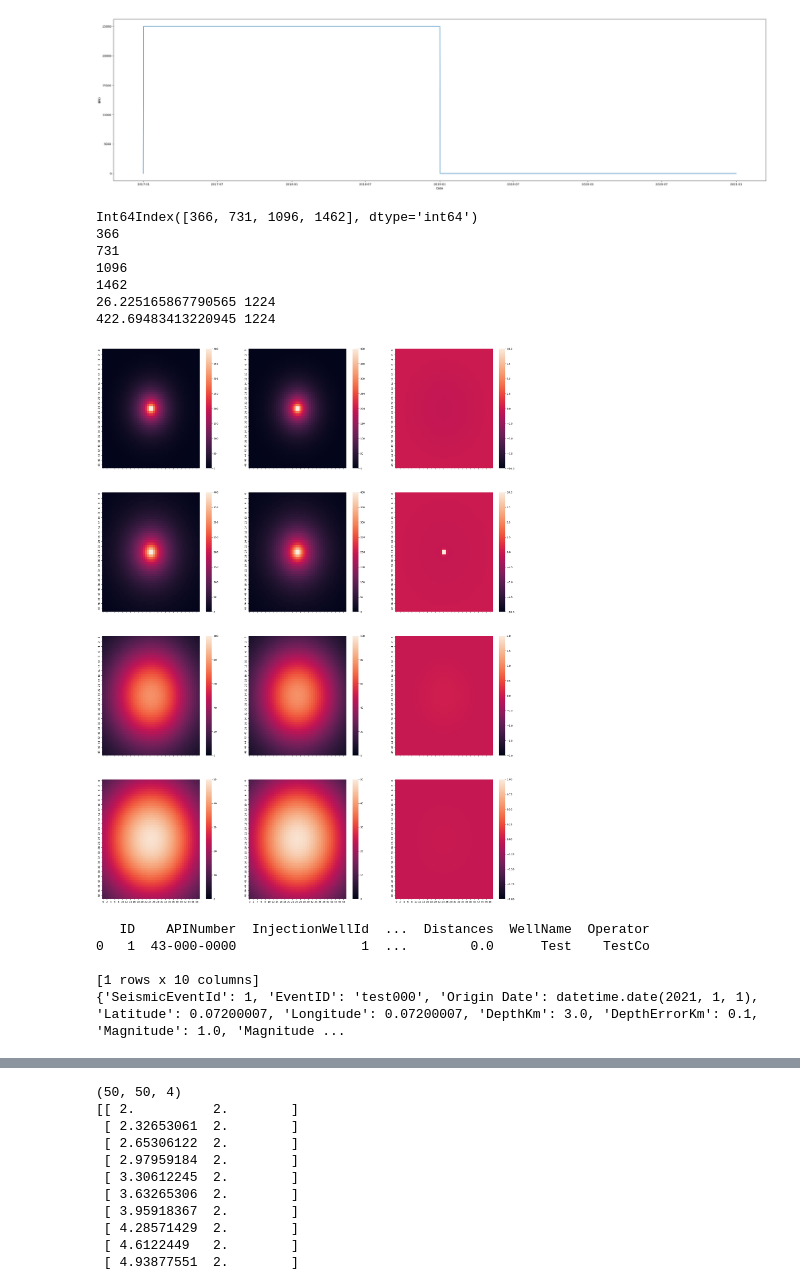
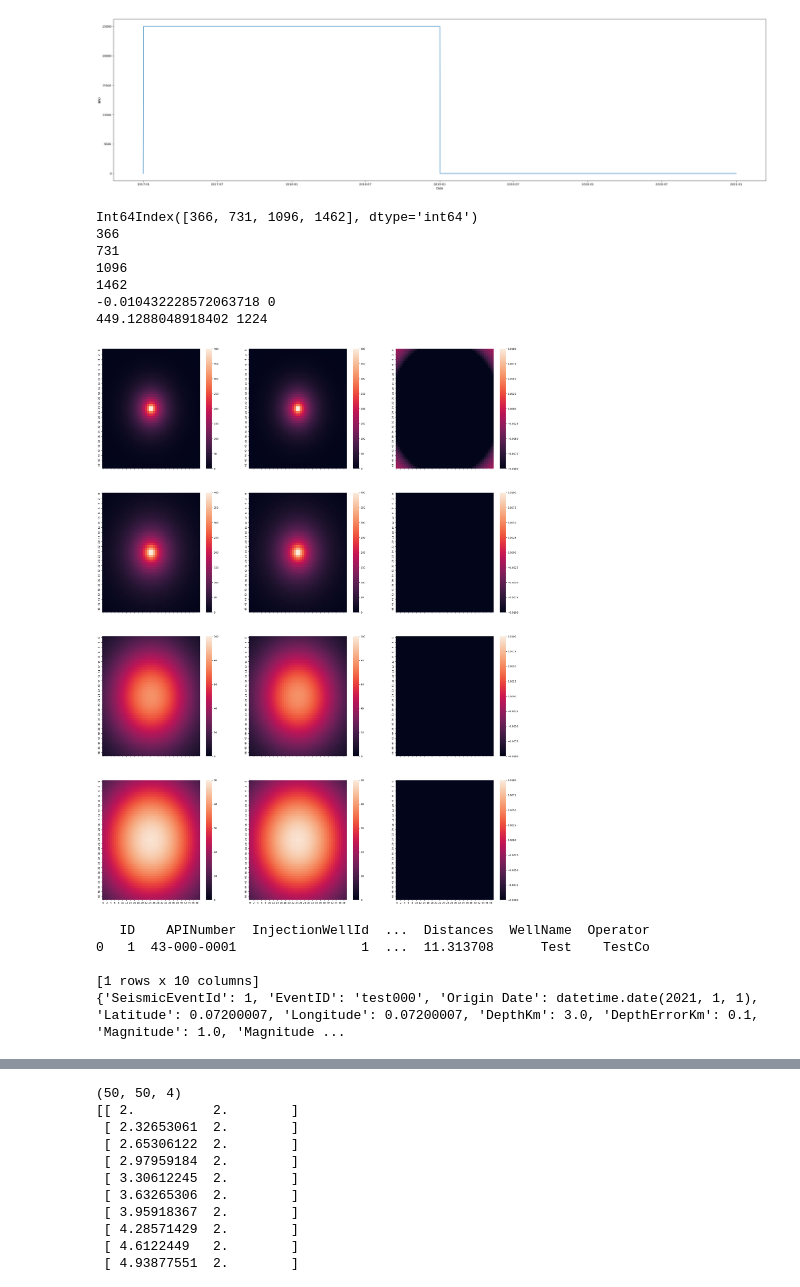
Before and after one commit to ut-beg-texnet/GIST, a Jupyter notebook: src/GISTRegressionTests.ipynb, the cells around one changed output, grey strips where cells are left out. Drawn from its saved outputs; the diff is of its cells as text; code cells hidden in the pictures.

Commit message:
Add files via upload
Updated RegressionTests with fixed convolution code

```diff
--- a/src/GISTRegressionTests.ipynb
+++ b/src/GISTRegressionTests.ipynb
@@ -143,12 +164,25 @@ Int64Index([17532, 17897, 18262, 18628], dtype='int64')
 # %%
 # Convert to dataframes
 # Well dataframe - one well
-wellDF=pd.DataFrame(wells,index=[0])
+well0DF=pd.DataFrame(well0,index=[0])
+well1DF=pd.DataFrame(well1,index=[0])
+well2DF=pd.DataFrame(well2,index=[0])
 # Injection dataframe - from numpy arrays
-injDF=pd.DataFrame({'ID': IDVec.flatten(),
+inj0DF=pd.DataFrame({'ID': ID0Vec.flatten(),
                     'Days': dayVec.flatten(),
                     'Date': dateVec.to_numpy().flatten(),
                     'BPD': injVec.flatten()})
+inj1DF=pd.DataFrame({'ID': ID1Vec.flatten(),
+                    'Days': dayVec.flatten(),
+                    'Date': dateVec.to_numpy().flatten(),
+                    'BPD': injVec.flatten()})
+inj2DF=pd.DataFrame({'ID': ID2Vec.flatten(),
+                    'Days': dayVec.flatten(),
+                    'Date': dateVec.to_numpy().flatten(),
+                    'BPD': injVec.flatten()})
+# Create a dataframe with two wells:
+wellsDF=pd.concat([well1DF,well2DF],ignore_index=True)
+injsDF=pd.concat([inj1DF,inj2DF],ignore_index=True)
 # %%
 # Make output time and location information
 x=np.linspace(2.,18.,50)
@@ -204,7 +238,7 @@ gistTest.initPP(rho0_min=WaterDensityMin,
 # convert well and injection information into numpy arrays
 
 # call runPressureGrid
-pressureGrid=gistTest.runPressureGrid(wellDF,injDF,grid=xy,dt=1)
+pressureGrid=gistTest.runPressureGrid(well0DF,inj0DF,grid=xy,dt=1)
 # %% [output]
 dx, dy  10000.0 10000.0
 # %%
@@ -223,34 +257,34 @@ sns.lineplot(data=injDF,x='Date',y='BPD')
 # %%
 # Compare Matlab to computed
 f, axarr = plt.subplots(4, 3,sharex=True,figsize=(30,40))
 # Get plots out at a four intervals, Jan 1 per year
 outIdx=outRefDayVec-min(dayVec)
 print(outIdx)
 diffNP=np.zeros([pressureGrid.shape[0],pressureGrid.shape[1],len(outIdx)])
 # set color ranges
 vmap=[400,400,100,50]
-vdiffmap=[10,10,2,1]
+vdiffmap=[0.01,0.01,0.01,0.01]
 for i in range(len(outIdx)):
   print(outIdx[i])
   sns.heatmap(pressureGrid[:,:,0,0,outIdx[i]],ax=axarr[i,0],vmin=0.,vmax=vmap[i])
   sns.heatmap(refMatlabNP[:,:,i],ax=axarr[i,1],vmin=0.,vmax=vmap[i])
   diffNP[:,:,i]=refMatlabNP[:,:,i]-pressureGrid[:,:,0,0,outIdx[i]]
   sns.heatmap(diffNP[:,:,i],ax=axarr[i,2],vmin=-vdiffmap[i],vmax=vdiffmap[i])
 
 print(np.max(diffNP[:,:,1]),np.argmax(diffNP[:,:,1]))
 print(np.max(pressureGrid[:,:,0,0,outIdx[1]]),np.argmax(pressureGrid[:,:,0,0,outIdx[1]]))
 #Create differences
 # %% [output]
 Int64Index([366, 731, 1096, 1462], dtype='int64')
 366
 731
 1096
 1462
-26.225165867790565 1224
-422.69483413220945 1224
+-0.010432228572063718 0
+449.1288048918402 1224
-[figure, old version]
+[figure, new version]
 # %%
-print(wellDF)
+print(well1DF)
 eq1={'SeismicEventId': 1,
     'EventID': 'test000',
     'Origin Date': pd.to_datetime('1/1/2021').date(),
@@ -276,7 +310,7 @@ eq2={'SeismicEventId': 2,
 print(eq1,eq2)
 # %% [output]
    ID    APINumber  InjectionWellId  ...  Distances  WellName  Operator
-0   1  43-000-0000                1  ...        0.0      Test    TestCo
+0   1  43-000-0001                1  ...  11.313708      Test    TestCo
 
 [1 rows x 10 columns]
 {'SeismicEventId': 1, 'EventID': 'test000', 'Origin Date': datetime.date(2021, 1, 1), 'Latitude': 0.07200007, 'Longitude': 0.07200007, 'DepthKm': 3.0, 'DepthErrorKm': 0.1, 'Magnitude': 1.0, 'Magnitude ...
```
Also changed, not shown: parts of 6 cells of this notebook.
